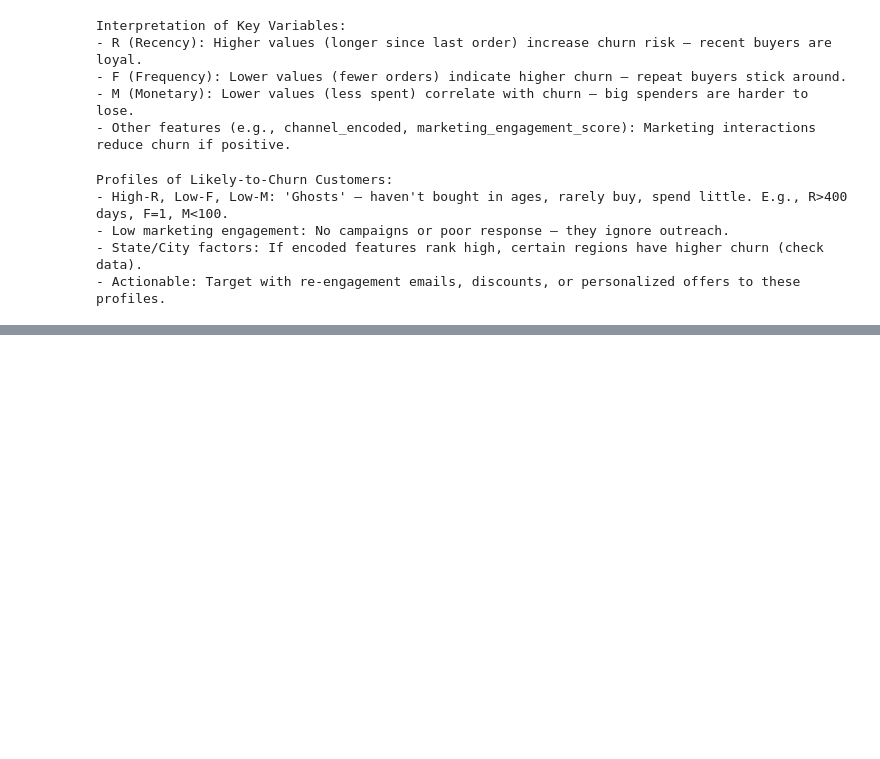
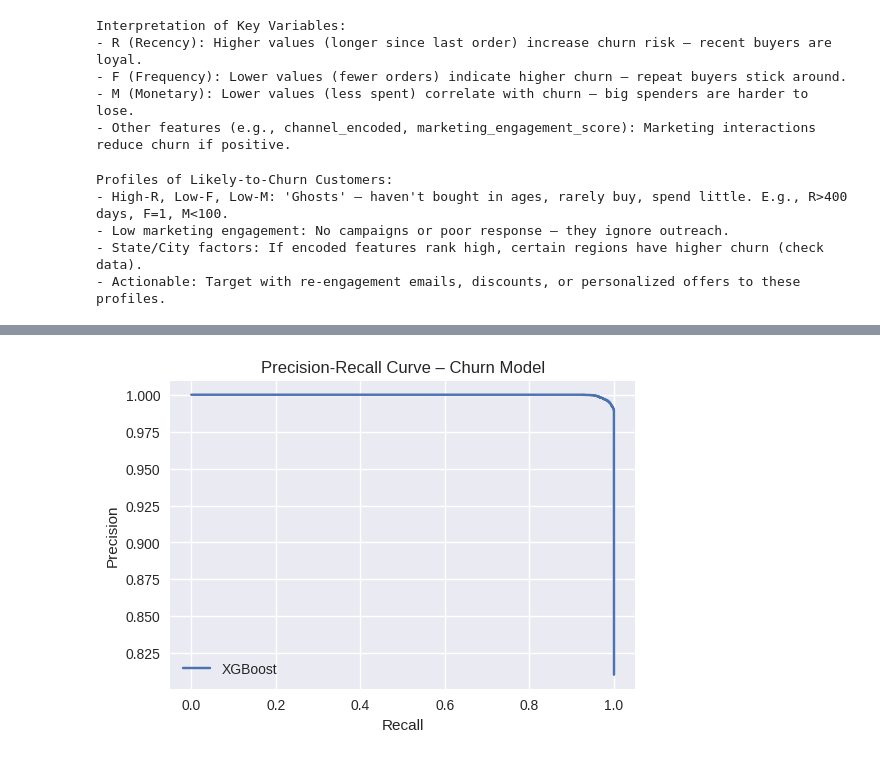
Before and after one commit to Kanakbaghel/Capstone_Project, a Jupyter notebook: Scripts/P2 : Predictive Modelling.ipynb, the cells around one changed output, grey strips where cells are left out. Cells and saved outputs as stored; diff of their text form; code cells hidden in the pictures; blank space fills up the shorter version.

```diff
--- a/Scripts/P2 : Predictive Modelling.ipynb
+++ b/Scripts/P2 : Predictive Modelling.ipynb
@@ -1315,0 +1100,13 @@ Saved model_input.csv with corrected total_orders aggregation.
+# %%
+# Precision-Recall Curve (for imbalanced data)
+from sklearn.metrics import precision_recall_curve
+precision, recall, _ = precision_recall_curve(y_test, y_pred_proba_test)
+plt.figure(figsize=(6, 4))
+plt.plot(recall, precision, label='XGBoost')
+plt.xlabel('Recall')
+plt.ylabel('Precision')
+plt.title('Precision-Recall Curve – Churn Model')
+plt.legend()
+plt.show()
+# %% [output]
+[figure, added]
```
Also changed, not shown: parts of 74 cells of this notebook.
